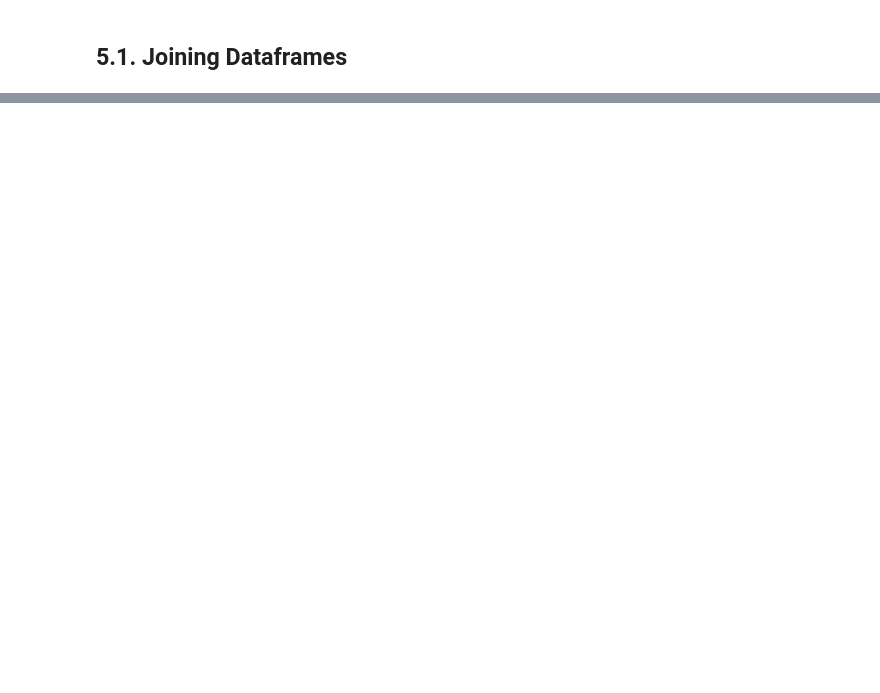
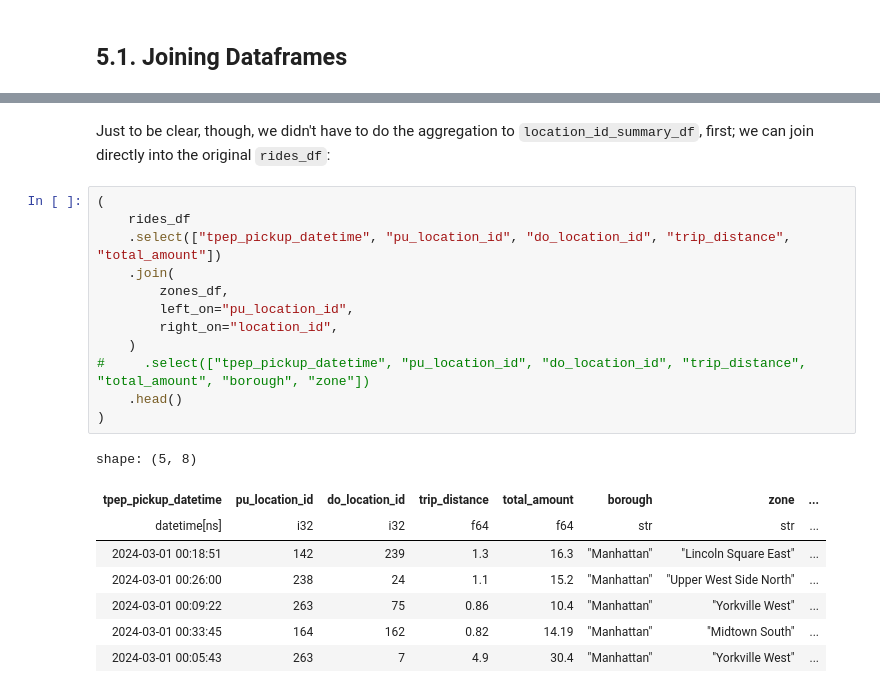
Before and after one commit to kalona/polars-for-data-science-oreilly-course, a Jupyter notebook: notebooks/6. Data Manipulation IV - Combining Data.ipynb, the cells around one changed output, grey strips where cells are left out. Cells and saved outputs as stored; diff of their text form; blank space fills up the shorter version.

```diff
--- a/notebooks/6. Data Manipulation IV - Combining Data.ipynb
+++ b/notebooks/6. Data Manipulation IV - Combining Data.ipynb
@@ -51,0 +116,23 @@ Now, in the previous module, we
+# %% [markdown]
+Just to be clear, though, we didn't have to do the aggregation to `location_id_summary_df`, first; we can join directly into the original `rides_df`:
+# %%
+(
+    rides_df
+    .select(["tpep_pickup_datetime", "pu_location_id", "do_location_id", "trip_distance", "total_amount"])
+    .join(
+        zones_df,
+        left_on="pu_location_id",
+        right_on="location_id",
+    )
+#     .select(["tpep_pickup_datetime", "pu_location_id", "do_location_id", "trip_distance", "total_amount", "borough", "zone"])
+    .head()
+)
+# %% [output]
+shape: (5, 8)
+| tpep_pickup_datetime | pu_location_id | do_location_id | trip_distance | total_amount | borough | zone | ... |
+| datetime[ns] | i32 | i32 | f64 | f64 | str | str | ... |
+| 2024-03-01 00:18:51 | 142 | 239 | 1.3 | 16.3 | "Manhattan" | "Lincoln Square East" | ... |
+| 2024-03-01 00:26:00 | 238 | 24 | 1.1 | 15.2 | "Manhattan" | "Upper West Side North" | ... |
+| 2024-03-01 00:09:22 | 263 | 75 | 0.86 | 10.4 | "Manhattan" | "Yorkville West" | ... |
+| 2024-03-01 00:33:45 | 164 | 162 | 0.82 | 14.19 | "Manhattan" | "Midtown South" | ... |
+| 2024-03-01 00:05:43 | 263 | 7 | 4.9 | 30.4 | "Manhattan" | "Yorkville West" | ... |
```
Also changed, not shown: parts of 23 cells of this notebook, 2 other files.
